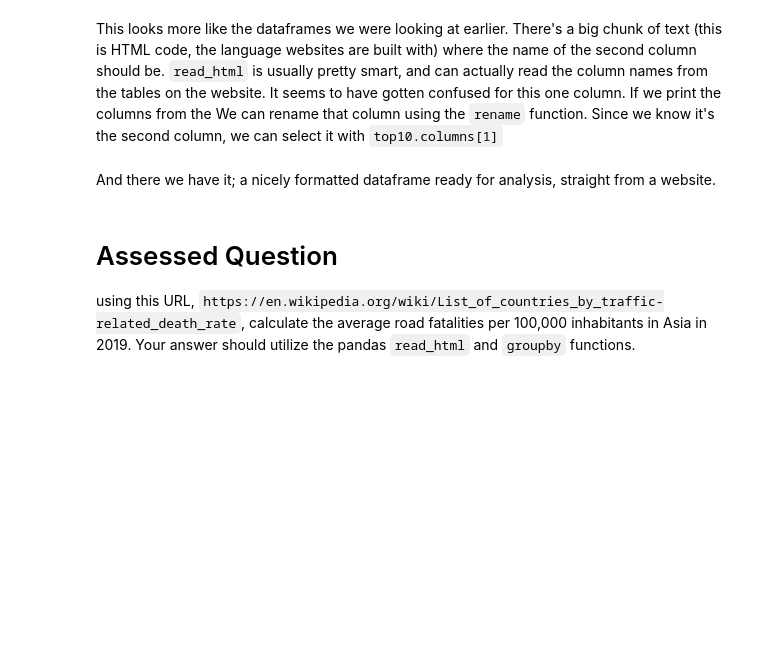
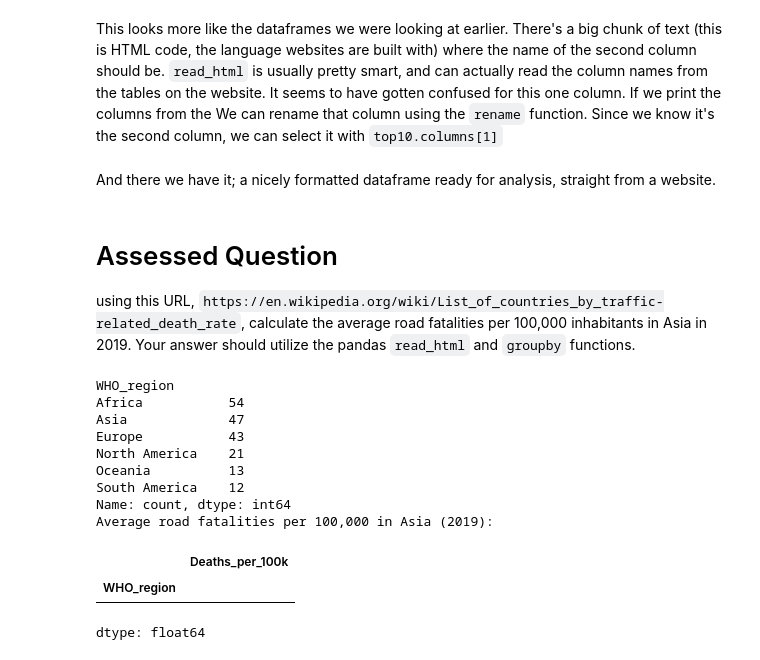
Before and after one commit to Wendy-915/QM2, a Jupyter notebook: notebooks/W02. Pandas.ipynb, the cells around one changed output. Saved outputs shown, nothing was run; the diff lists cells and outputs as text; code cells hidden in the pictures; blank space fills up the shorter version.

```diff
--- a/notebooks/W02. Pandas.ipynb
+++ b/notebooks/W02. Pandas.ipynb
@@ -442,3 +497,50 @@ And there we have it; a nicely formatted dataframe ready for analysis, straight
 # Assessed Question
 
 using this URL, `https://en.wikipedia.org/wiki/List_of_countries_by_traffic-related_death_rate`, calculate the average road fatalities per 100,000 inhabitants in Asia in 2019. Your answer should utilize the pandas `read_html` and `groupby` functions.
+# %%
+import pandas as pd
+import requests
+from io import StringIO
+
+url = "https://en.wikipedia.org/wiki/List_of_countries_by_traffic-related_death_rate"
+headers = {"User-Agent": "Mozilla/5.0"}
+response = requests.get(url, headers=headers)
+
+tables = pd.read_html(StringIO(response.text))
+
+df = tables[0]
+df.columns = [
+    "Country",
+    "WHO_region",
+    "Income_group",
+    "Year",
+    "Deaths_per_100k",
+    "Confidence_interval"
+]
+
+df["Deaths_per_100k"] = pd.to_numeric(df["Deaths_per_100k"], errors="coerce")
+
+print(df["WHO_region"].value_counts())
+df["Year"] = pd.to_numeric(df["Year"], errors="coerce")
+asia_2019 = df[
+    (df["WHO_region"].str.contains("Asia", na=False)) &
+    (df["Year"] == 2019)
+]
+
+asia_avg = asia_2019.groupby("WHO_region")["Deaths_per_100k"].mean()
+
+print("Average road fatalities per 100,000 in Asia (2019):")
+asia_avg
+# %% [output]
+WHO_region
+Africa           54
+Asia             47
+Europe           43
+North America    21
+Oceania          13
+South America    12
+Name: count, dtype: int64
+Average road fatalities per 100,000 in Asia (2019):
+|  | Deaths_per_100k |
+| WHO_region |  |
+dtype: float64
```
Also changed, not shown: parts of 7 cells of this notebook.
